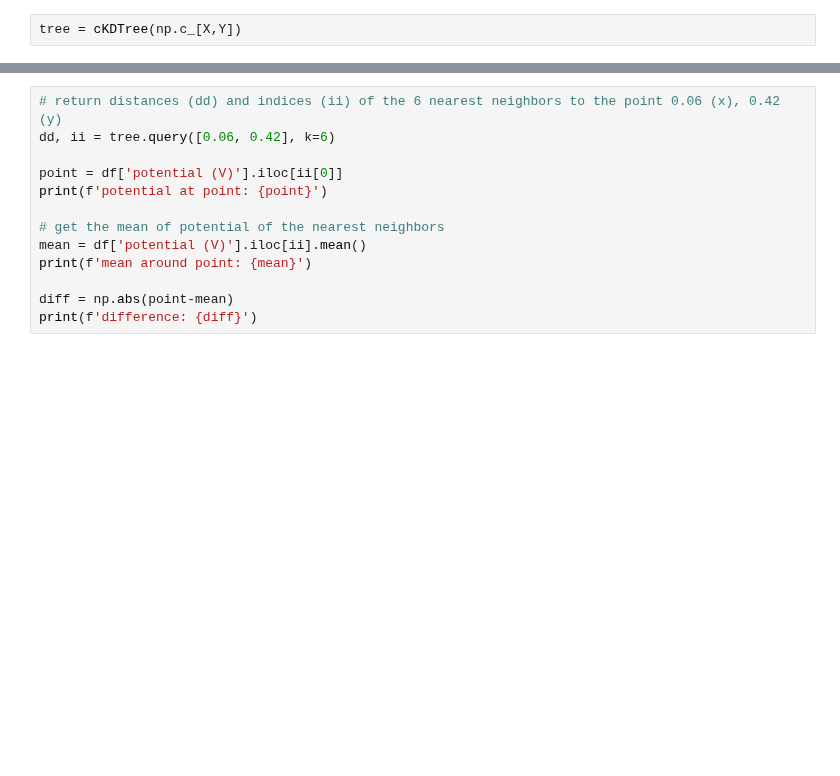
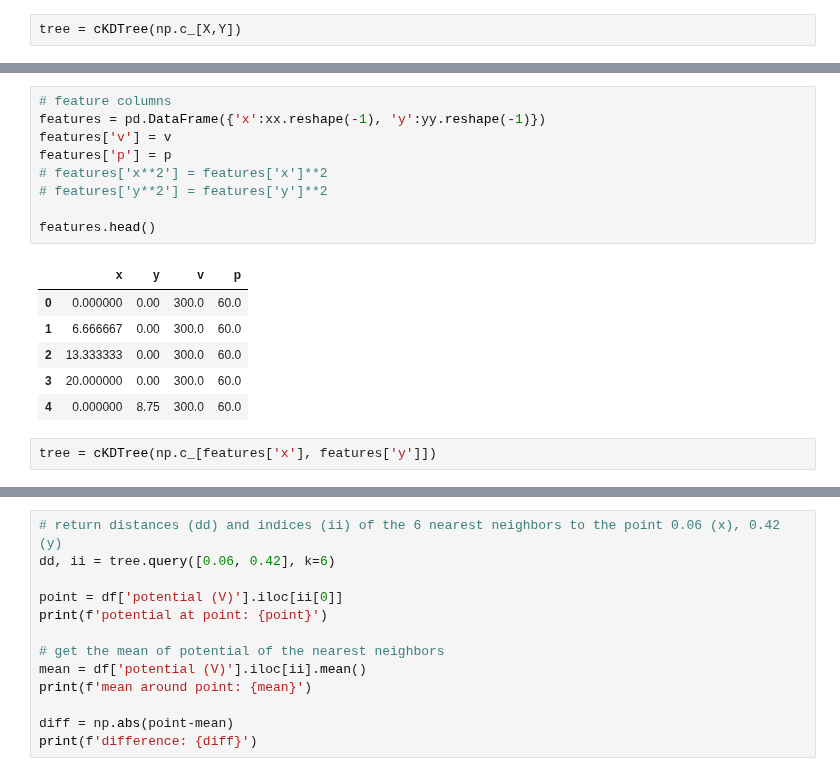
Before and after one commit to jarltc/2d-discharge-nn, a Jupyter notebook: ckdtree-test.ipynb, the cells around one changed output, grey strips where cells are left out. Cells and saved outputs as stored; diff of their text form; blank space fills up the shorter version.

```diff
--- a/ckdtree-test.ipynb
+++ b/ckdtree-test.ipynb
@@ -54,0 +65,18 @@ tree = cKDTree(np.c_[X,Y])
+# %%
+# feature columns
+features = pd.DataFrame({'x':xx.reshape(-1), 'y':yy.reshape(-1)})
+features['v'] = v
+features['p'] = p
+# features['x**2'] = features['x']**2
+# features['y**2'] = features['y']**2
+
+features.head()
+# %% [output]
+|  | x | y | v | p |
+| 0 | 0.000000 | 0.00 | 300.0 | 60.0 |
+| 1 | 6.666667 | 0.00 | 300.0 | 60.0 |
+| 2 | 13.333333 | 0.00 | 300.0 | 60.0 |
+| 3 | 20.000000 | 0.00 | 300.0 | 60.0 |
+| 4 | 0.000000 | 8.75 | 300.0 | 60.0 |
+# %%
+tree = cKDTree(np.c_[features['x'], features['y']])
```
Also changed, not shown: parts of 12 cells of this notebook.
